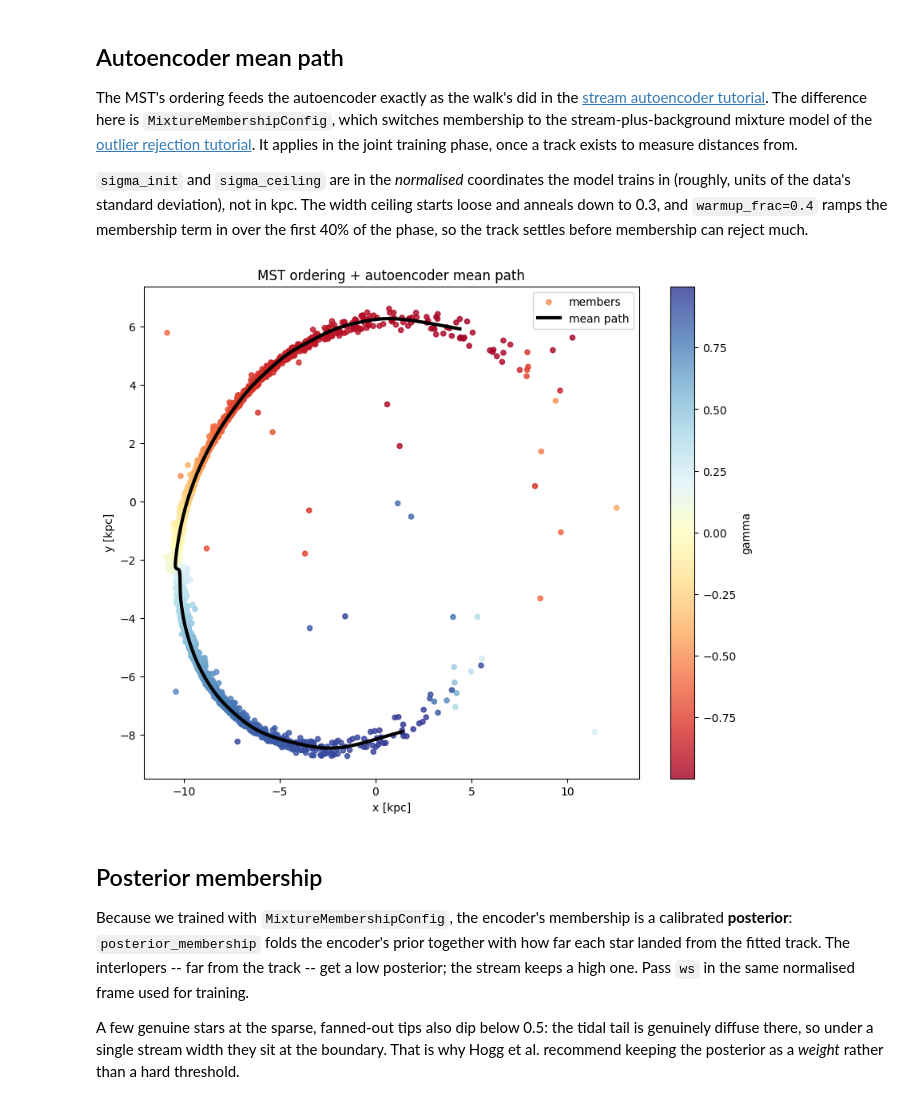
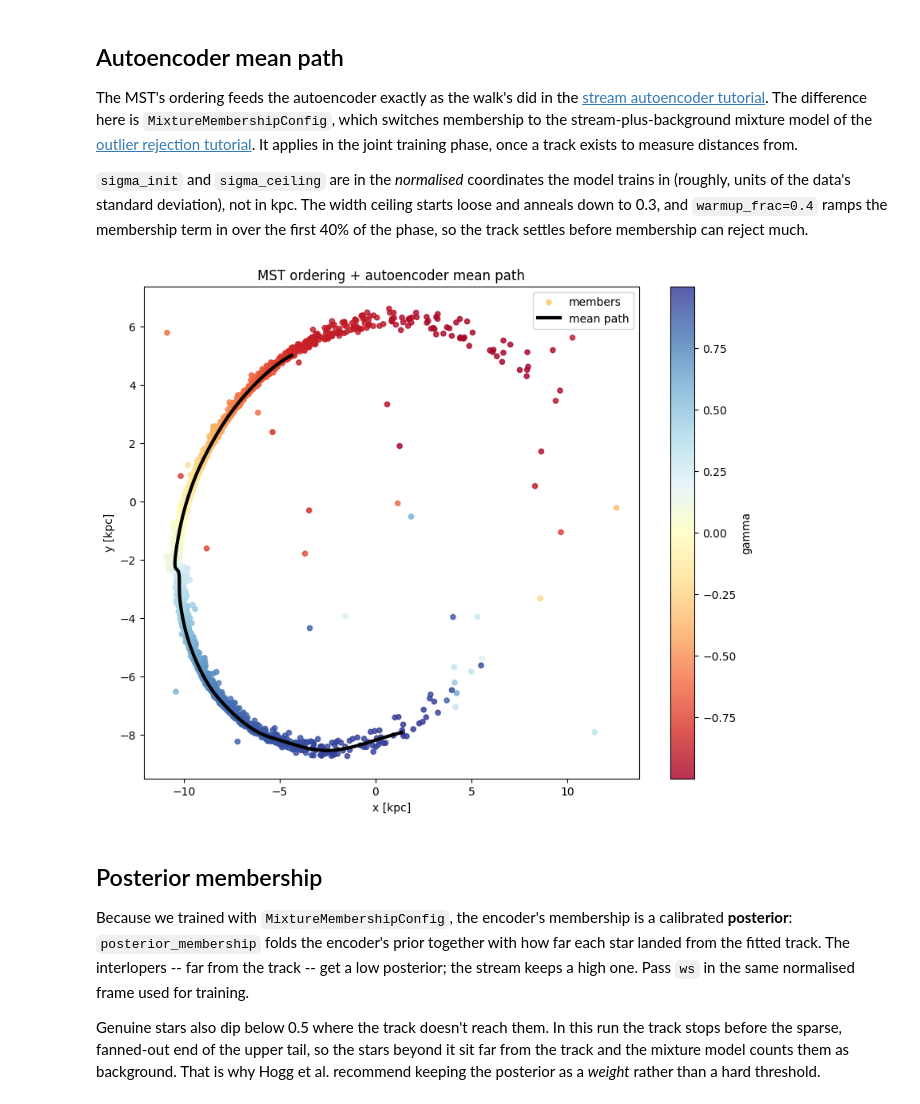
Before and after one commit to GalacticDynamics/phasecurvefit, a Jupyter notebook: docs/tutorials/stream_mst.ipynb, the cells around one changed output. Saved outputs shown, nothing was run; the diff lists cells and outputs as text; code cells hidden in the pictures.

```diff
--- a/docs/tutorials/stream_mst.ipynb
+++ b/docs/tutorials/stream_mst.ipynb
@@ -226,35 +226,35 @@ result, _, losses = pcf.nn.train_autoencoder(
 # %%
 _fig, ax = plt.subplots(figsize=(10, 8))
 all_gamma, all_probs = result.model.encode(mstresult.positions, mstresult.velocities)
-qs_pred = result(jnp.linspace(*result.gamma_range, 1_000))
+qs_pred = result(jnp.linspace(*result.track_range, 1_000))
 im = ax.scatter(
     u.ustrip(usys, qs["x"]),
     u.ustrip(usys, qs["y"]),
     s=20,
     c=np.asarray(all_gamma),
     cmap="RdYlBu",
     alpha=0.8,
     label="members",
 )
 ax.plot(
     u.ustrip(usys, qs_pred["x"]),
     u.ustrip(usys, qs_pred["y"]),
     c="k",
     lw=3,
     label="mean path",
 )
 plt.colorbar(im, ax=ax, label="gamma")
 ax.set(xlabel="x [kpc]", ylabel="y [kpc]", title="MST ordering + autoencoder mean path")
 ax.legend()
 plt.show()
 # %% [output]
-[figure, old version]
+[figure, new version]
 # %% [markdown]
 ## Posterior membership
 
 Because we trained with `MixtureMembershipConfig`, the encoder's membership is a calibrated **posterior**: `posterior_membership` folds the encoder's prior together with how far each star landed from the fitted track. The interlopers -- far from the track -- get a low posterior; the stream keeps a high one. Pass `ws` in the same normalised frame used for training.
 
-A few genuine stars at the sparse, fanned-out tips also dip below 0.5: the tidal tail is genuinely diffuse there, so under a single stream width they sit at the boundary. That is why Hogg et al. recommend keeping the posterior as a *weight* rather than a hard threshold.
+Genuine stars also dip below 0.5 where the track doesn't reach them. In this run the track stops before the sparse, fanned-out end of the upper tail, so the stars beyond it sit far from the track and the mixture model counts them as background. That is why Hogg et al. recommend keeping the posterior as a *weight* rather than a hard threshold.
 # %%
 # posterior_membership expects ws in the normalised training frame.
 qn, pn = result.model.normalizer.transform(qs, ps)
```
Also changed, not shown: parts of 3 cells of this notebook, 9 other files.
